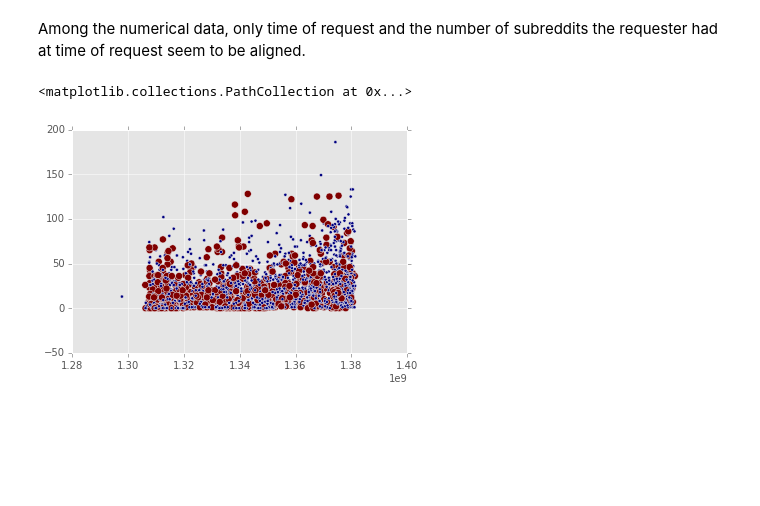
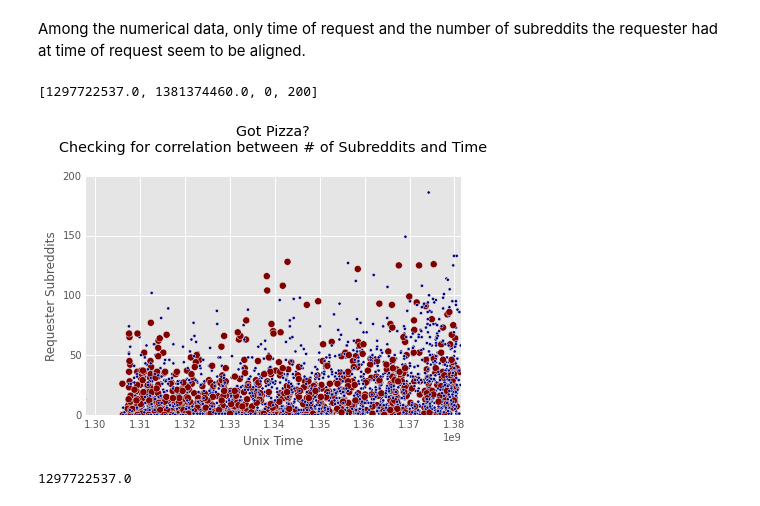
Before and after one commit to ericwhyne/kaggle_random_acts_of_pizza, a Jupyter notebook: ray_buhr.ipynb, the cells around one changed output. Saved outputs shown, nothing was run; the diff lists cells and outputs as text; code cells hidden in the pictures; blank space fills up the shorter version.

Commit message:
refine charts

```diff
--- a/ray_buhr.ipynb
+++ b/ray_buhr.ipynb
@@ -555,8 +555,17 @@ ValueError: num must be 0 <= num <= 30, not 31
 # %% [markdown]
 Among the numerical data, only time of request and the number of subreddits the requester had at time of request seem to be aligned.
 # %%
+plt.style.use('ggplot')
 plt.scatter(unix_time, req_subreddits, s=10+(40*got_pizza), c=got_pizza)
+plt.title('Got Pizza? \nChecking for correlation between # of Subreddits and Time', y=1.08)
+plt.xlabel('Unix Time')
+plt.ylabel('Requester Subreddits')
+plt.axis([np.min(train_data_numerical[:,9]),np.max(train_data_numerical[:,9]),0,200])
 #added weigths to got pizza so that successes are big red dots and failures are little blue dots
 # %% [output]
-<matplotlib.collections.PathCollection at 0x...>
+[1297722537.0, 1381374460.0, 0, 200]
-[figure, old version]
+[figure, new version]
+# %%
+np.min(train_data_numerical[:,9])
+# %% [output]
+1297722537.0
```
